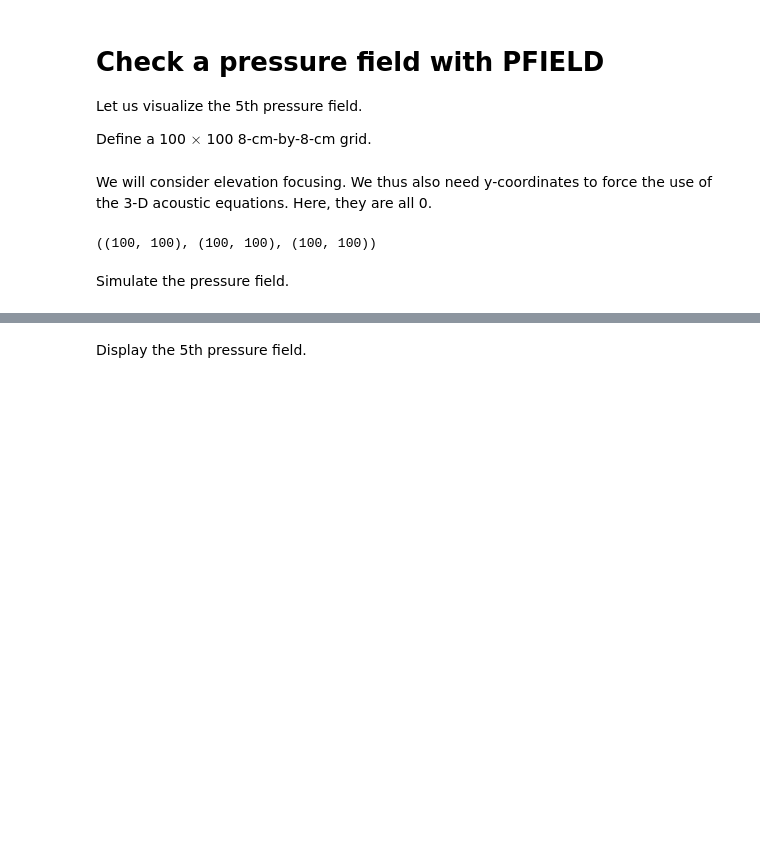
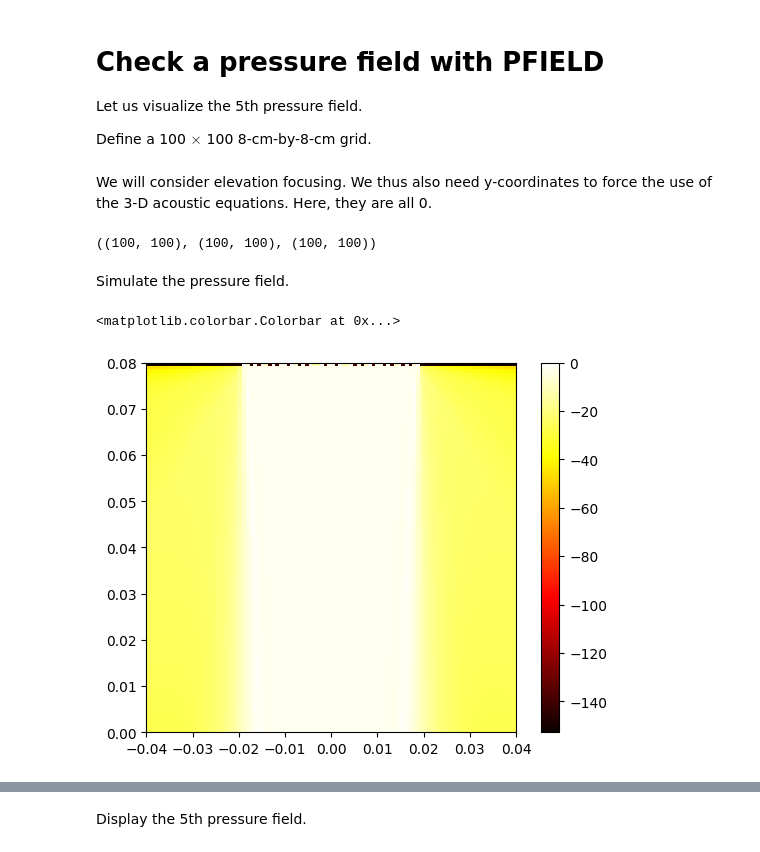
Before and after one commit to Bobesse/ProjetS9, a Jupyter notebook: examples/quickstart_demo.ipynb, the cells around one changed output, grey strips where cells are left out. Drawn from its saved outputs; the diff is of its cells as text; code cells hidden in the pictures; blank space fills up the shorter version.

```diff
--- a/examples/quickstart_demo.ipynb
+++ b/examples/quickstart_demo.ipynb
@@ -191,5 +191,13 @@ P = pfield(xi,yi,zi,txdel[4],param);
 # %%
-# P, _, _ = pymust.pfield(xi,yi,zi,txdel[4],param);
+from importlib import reload
+reload(pymust)
+P0, _, _ = pymust.pfield(xi,yi,zi,txdel[0],param);
+# %%
+plt.imshow(20 * np.log10(P0 / np.max(P0)), cmap='hot', extent=[xi[0,0], xi[0, -1], zi[0,0], zi[-1, -1]])
+plt.colorbar()
+# %% [output]
+<matplotlib.colorbar.Colorbar at 0x...>
+[figure, added]
 # %%
 m,M = np.min(P),np.max(P)
 m,M
```
Also changed, not shown: parts of 5 cells of this notebook.
